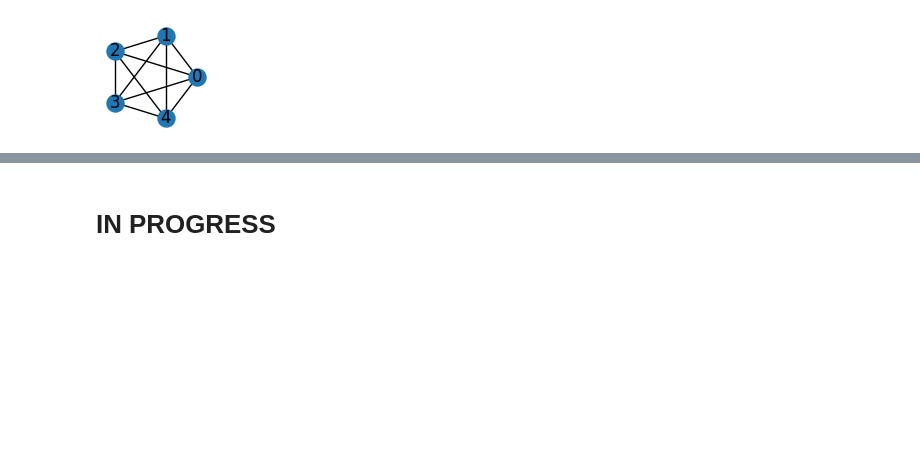
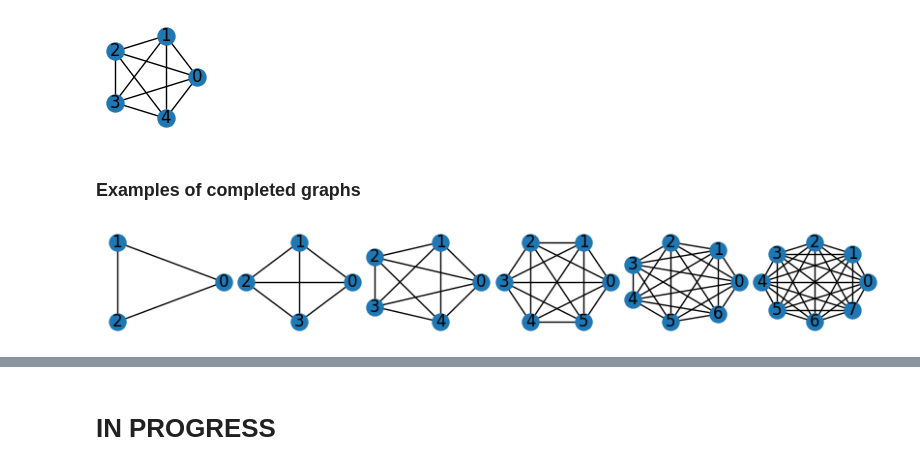
Before and after one commit to lipinski/graph-theory, a Jupyter notebook: definitions.ipynb, the cells around one changed output, grey strips where cells are left out. Drawn from its saved outputs; the diff is of its cells as text; code cells hidden in the pictures; blank space fills up the shorter version.

```diff
--- a/definitions.ipynb
+++ b/definitions.ipynb
@@ -174,3 +174,14 @@ Adjency matrix:
  [1 1 1 0 1]
  [1 1 1 1 0]]
 [figure]
+# %% [markdown]
+### Examples of completed graphs
+# %%
+fig, axis = plt.subplots(nrows=1, ncols=6, figsize=(8, 1), )
+plt.subplots_adjust(left=0, bottom=0, right=1, top=1, wspace=0, hspace=0)
+
+for i, order in enumerate(range(3, 9)):
+    C = nx.complete_graph(order)
+    nx.draw(C, pos=nx.kamada_kawai_layout(C), node_size=150, with_labels=True, ax=axis[i]);
+# %% [output]
+[figure, added]
```
Also changed, not shown: parts of 10 cells of this notebook.
